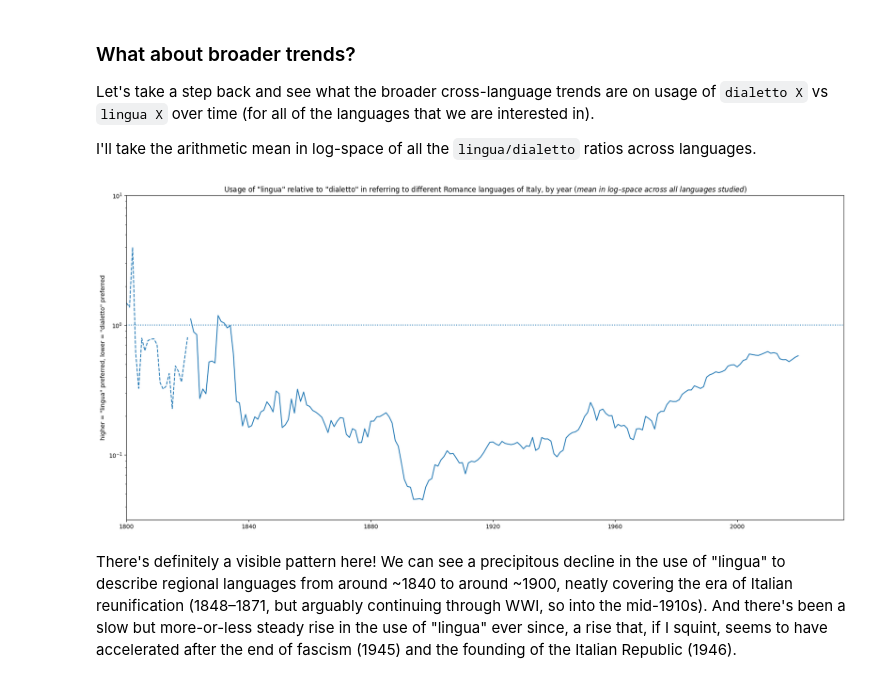
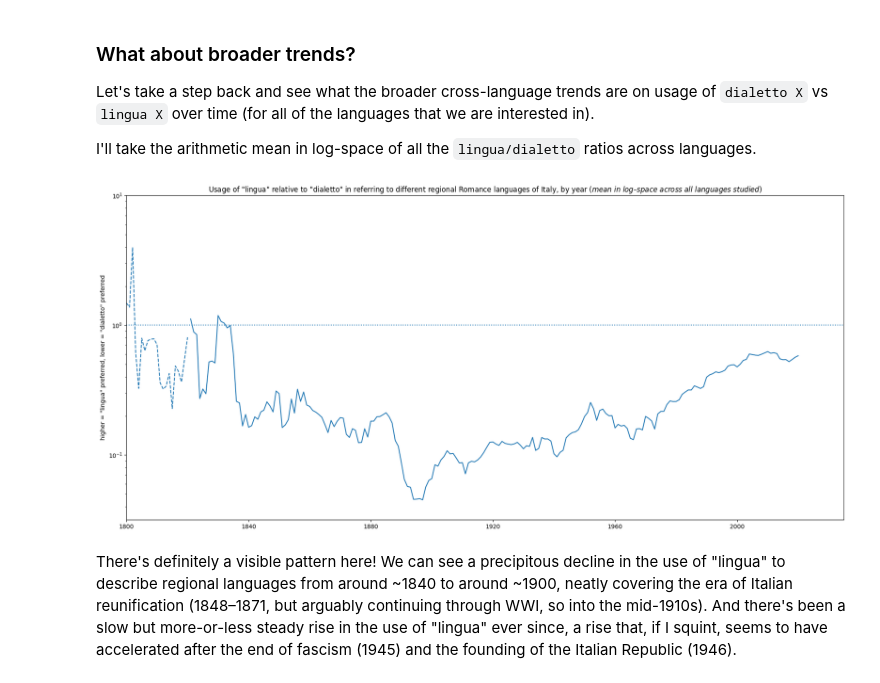
Before and after one commit to AlexNisnevich/lingua-o-dialetto, a Jupyter notebook: lingua-o-dialetto.ipynb, the cells around one changed output. Saved outputs shown, nothing was run; the diff lists cells and outputs as text; code cells hidden in the pictures.

```diff
--- a/lingua-o-dialetto.ipynb
+++ b/lingua-o-dialetto.ipynb
@@ -306,18 +306,18 @@ mean_by_year_reg = poly_regression(mean_by_year, degree=3)
 mean_total_points_by_year = total_points_df.transpose().mean()
 # %%
 fig, ax = plt.subplots(figsize=(22, 10))
-ax.set_title(f'Usage of \"lingua\" relative to \"dialetto\" in referring to different Romance languages of Italy, by year {it("(mean in log–space across all languages studied)")}')
+ax.set_title(f'Usage of \"lingua\" relative to \"dialetto\" in referring to different regional Romance languages of Italy, by year {it("(mean in log–space across all languages studied)")}')
 
 ax.set_xlim(left=dt.date(1800, 1, 1), right=dt.date(2035, 1, 1))
 ax.set_ylim(bottom=pow(10, -1.5), top=pow(10, 1))
 ax.set_ylabel("higher = \"lingua\" preferred, lower = \"dialetto\" preferred")
 
 plot_series_semidashed(ax, mean_by_year, mean_total_points_by_year)
 # plot_series_semidashed(ax, mean_by_year_reg, mean_total_points_by_year, label="cubic regression curve")
 
 _ = ax.axhline(y=1, linestyle=':')
 # %% [output]
-[figure, old version]
+[figure, new version]
 # %% [markdown]
 There's definitely a visible pattern here! We can see a precipitous decline in the use of "lingua" to describe regional languages from around ~1840 to around ~1900, neatly covering the era of Italian reunification (1848–1871, but arguably continuing through WWI, so into the mid-1910s). And there's been a slow but more-or-less steady rise in the use of "lingua" ever since, a rise that, if I squint, seems to have accelerated after the end of fascism (1945) and the founding of the Italian Republic (1946).
 # %% [markdown]
```
Also changed, not shown: parts of 4 cells of this notebook.
